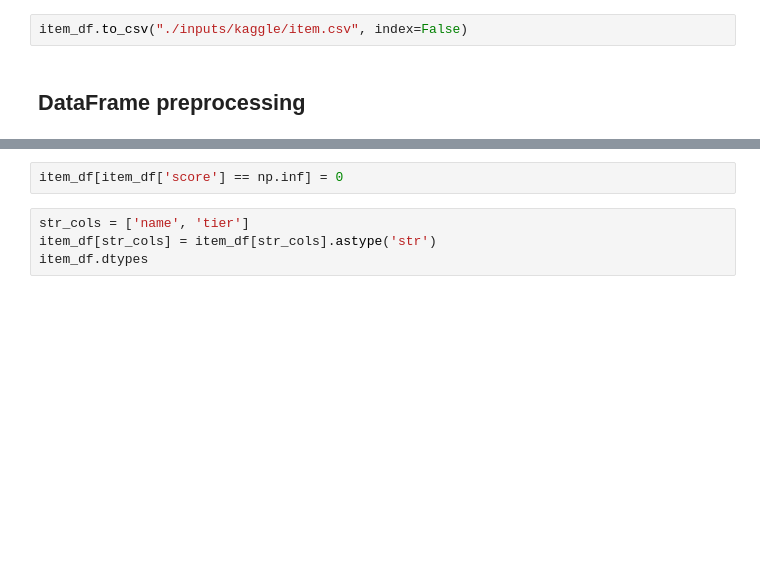
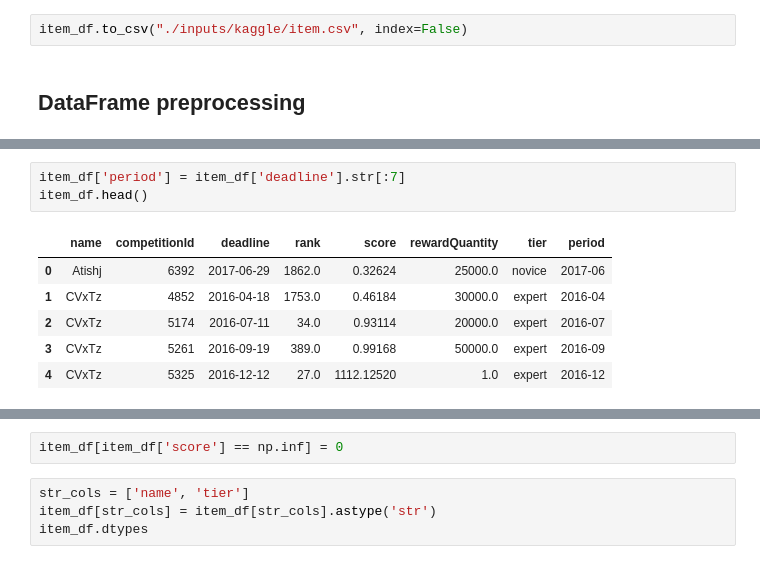
Before and after one commit to noaRricky/seq-rmd-crowdsourcing, a Jupyter notebook: notebooks/dataset/kaggle.ipynb, the cells around one changed output, grey strips where cells are left out. Saved outputs shown, nothing was run; the diff lists cells and outputs as text; blank space fills up the shorter version.

```diff
--- a/notebooks/dataset/kaggle.ipynb
+++ b/notebooks/dataset/kaggle.ipynb
@@ -375 +383,11 @@ item_df.head()
+# %%
+item_df['period'] = item_df['deadline'].str[:7]
+item_df.head()
+# %% [output]
+|  | name | competitionId | deadline | rank | score | rewardQuantity | tier | period |
+| 0 | Atishj | 6392 | 2017-06-29 | 1862.0 | 0.32624 | 25000.0 | novice | 2017-06 |
+| 1 | CVxTz | 4852 | 2016-04-18 | 1753.0 | 0.46184 | 30000.0 | expert | 2016-04 |
+| 2 | CVxTz | 5174 | 2016-07-11 | 34.0 | 0.93114 | 20000.0 | expert | 2016-07 |
+| 3 | CVxTz | 5261 | 2016-09-19 | 389.0 | 0.99168 | 50000.0 | expert | 2016-09 |
+| 4 | CVxTz | 5325 | 2016-12-12 | 27.0 | 1112.12520 | 1.0 | expert | 2016-12 |
 # %%
```
Also changed, not shown: parts of 18 cells of this notebook, 2 other files.
